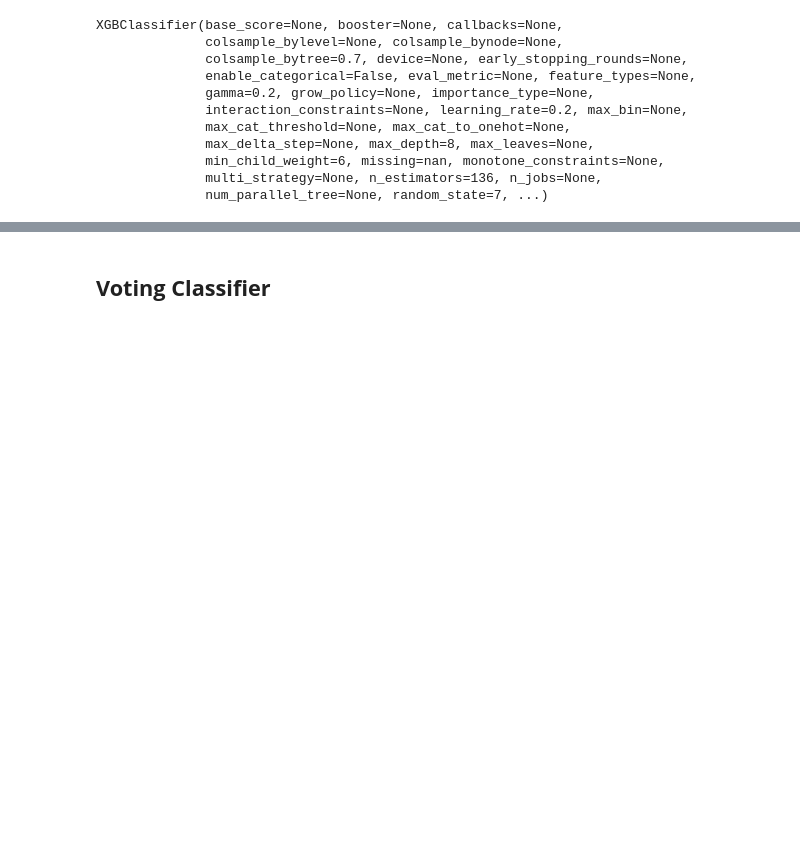
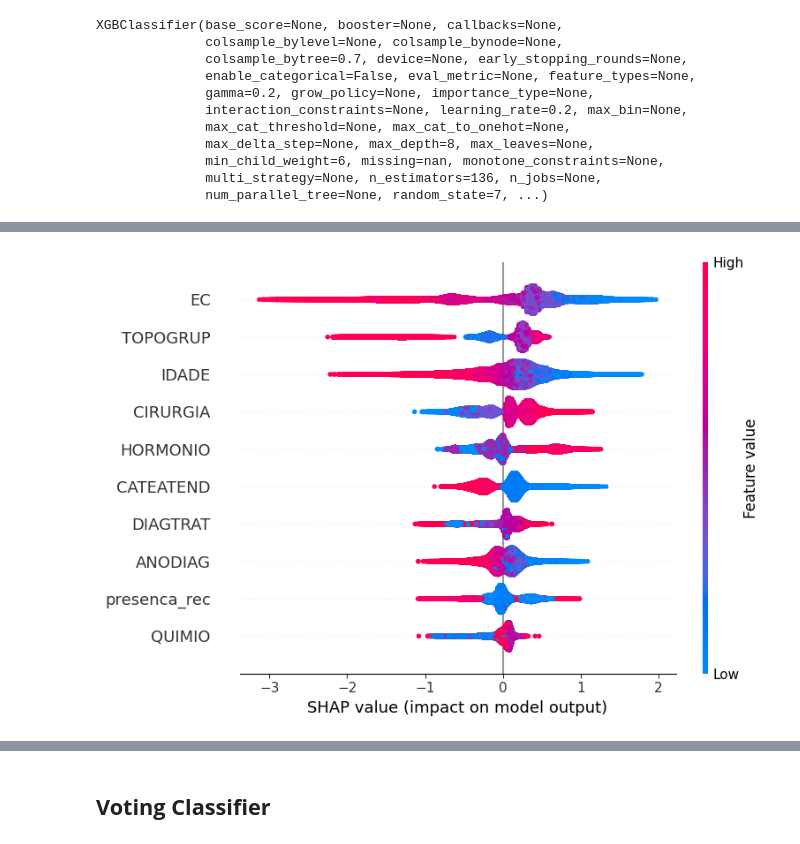
Before and after one commit to Lucas-Buk/cancer_cross_prediction, a Jupyter notebook: Sobrevida 3 anos/[Juntos] Mais incidentes.ipynb, the cells around one changed output, grey strips where cells are left out. Cells and saved outputs as stored; diff of their text form; code cells hidden in the pictures; blank space fills up the shorter version.

```diff
--- a/Sobrevida 3 anos/[Juntos] Mais incidentes.ipynb
+++ b/Sobrevida 3 anos/[Juntos] Mais incidentes.ipynb
@@ -778,3 +783,8 @@ weighted avg     0.8157    0.7944    0.8000    100864
+# %%
+# Importância das features pelos valores SHAP
+plot_shap_values(best, X_train, feat_cols)
+# %% [output]
+[figure, added]
 # %%
 dfs = [colo_utero_teste, colo_teste, mama_teste, pele_teste, prost_teste, pulm_teste]
 
```
Also changed, not shown: parts of 20 cells of this notebook, 21 other files.
